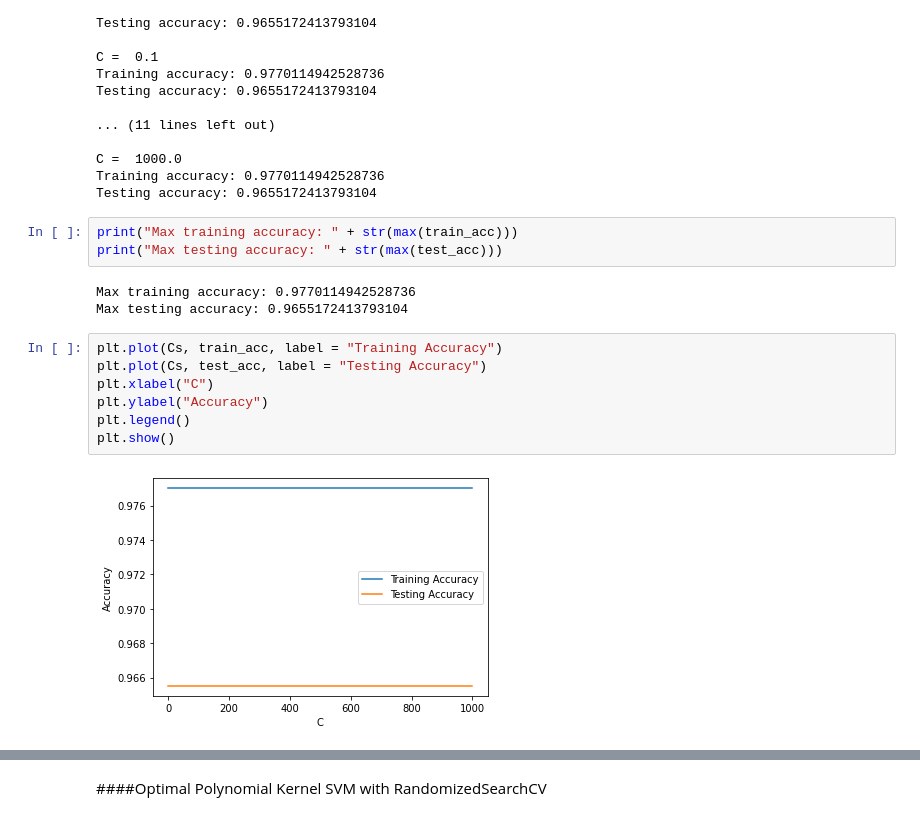
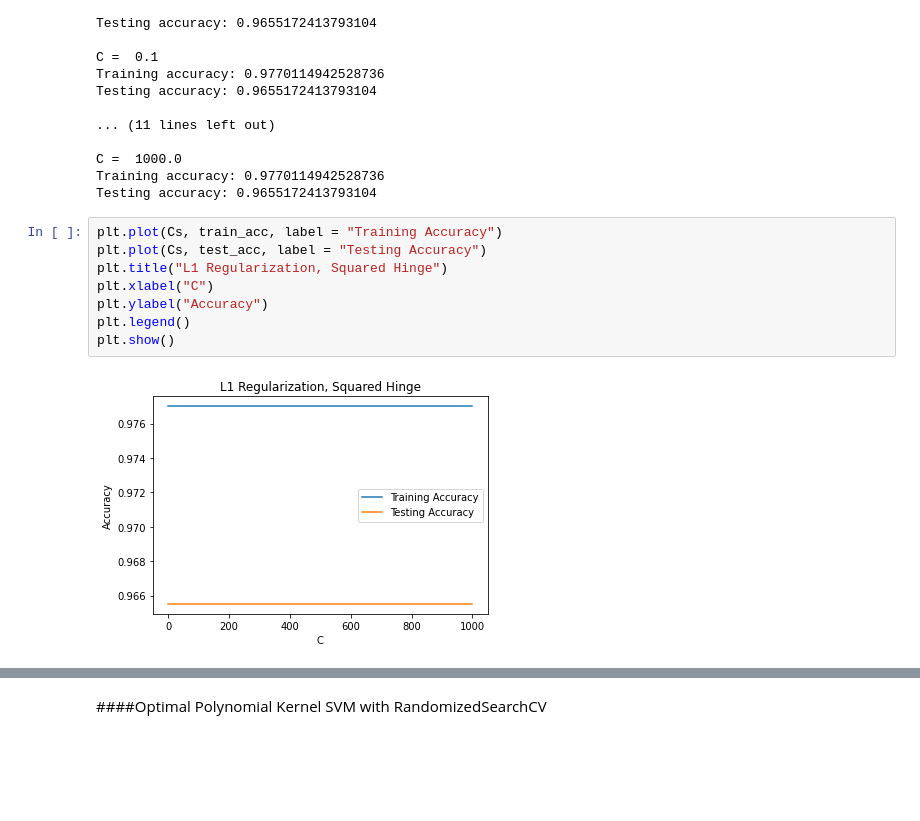
Before and after one commit to apurbaanik/ML_Final_Project_NBA, a Jupyter notebook: ML_Final_Project_SVM.ipynb, the cells around one changed output, grey strips where cells are left out. Cells and saved outputs as stored; diff of their text form; blank space fills up the shorter version.

```diff
--- a/ML_Final_Project_SVM.ipynb
+++ b/ML_Final_Project_SVM.ipynb
@@ -231,18 +232,13 @@ Testing accuracy: 0.9655172413793104
 C =  1000.0
 Training accuracy: 0.9770114942528736
 Testing accuracy: 0.9655172413793104
-# %%
-print("Max training accuracy: " + str(max(train_acc)))
-print("Max testing accuracy: " + str(max(test_acc)))
-# %% [output]
-Max training accuracy: 0.9770114942528736
-Max testing accuracy: 0.9655172413793104
 # %%
 plt.plot(Cs, train_acc, label = "Training Accuracy")
 plt.plot(Cs, test_acc, label = "Testing Accuracy")
+plt.title("L1 Regularization, Squared Hinge")
 plt.xlabel("C")
 plt.ylabel("Accuracy")
 plt.legend()
 plt.show()
 # %% [output]
-[figure, old version]
+[figure, new version]
```
Also changed, not shown: parts of 16 cells of this notebook.
